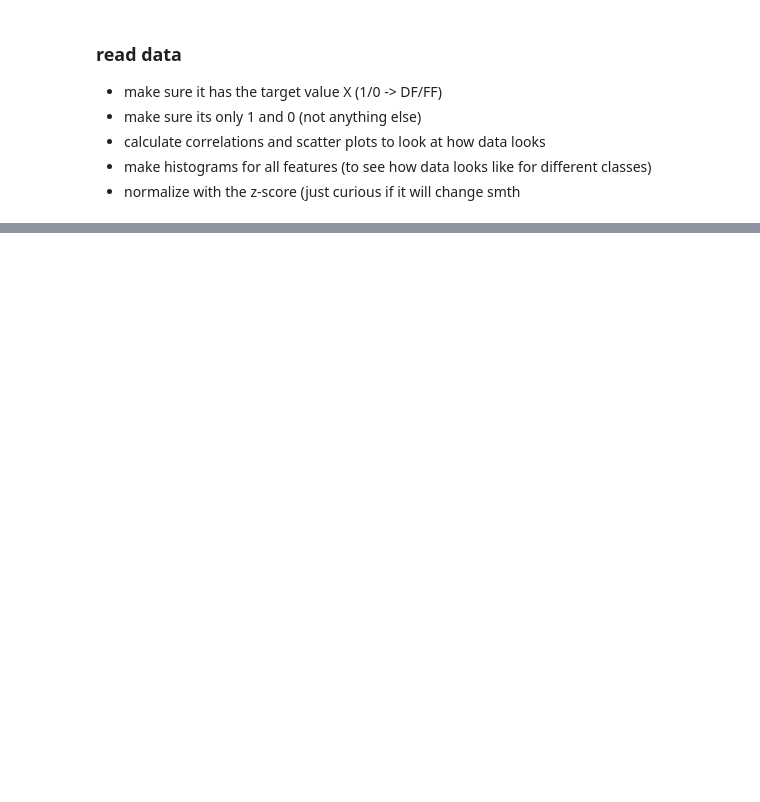
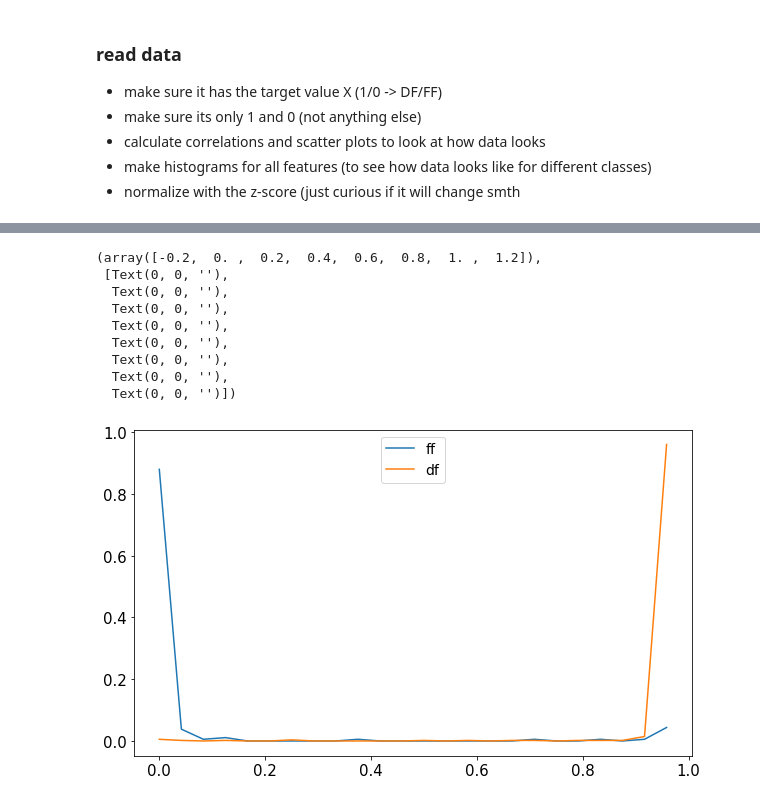
Before and after one commit to varyabazilova/alluvialfans, a Jupyter notebook: ml_model/ml1.ipynb, the cells around one changed output, grey strips where cells are left out. Cells and saved outputs as stored; diff of their text form; code cells hidden in the pictures; blank space fills up the shorter version.

Commit message:
model evaluation

```diff
--- a/ml_model/ml1.ipynb
+++ b/ml_model/ml1.ipynb
@@ -81,11 +88,11 @@ Text(0.5, 1.0, 'various parameters')
 # %%
 # z score (#!!! maybe think about not including region number here)
 
-df = df[['target', 'area_m', 'perimeter', 'glaciersum', 'mean_elevation', 'median_elevation',
-         'std_elevation', 'min_elevation', 'max_elevation', 'range_elevation',
-         'variance_elevation', 'region', 'mean_slope', 'median_slope', 'std_slope',
-         'min_slope', 'max_slope', 'range_slope',
-         'variance_slope', 'glarea_percent', 'glacier', 'x_wgs', 'y_wgs', 'M', 'Rc', 'Cc']]
+# df = df[['area_m', 'perimeter', 'glaciersum', 'mean_elevation', 'median_elevation',
+         # 'std_elevation', 'min_elevation', 'max_elevation', 'range_elevation',
+         # 'variance_elevation', 'region', 'mean_slope', 'median_slope', 'std_slope',
+         # 'min_slope', 'max_slope', 'range_slope',
+         # 'variance_slope', 'glarea_percent', 'glacier', 'x_wgs', 'y_wgs', 'M', 'Rc', 'Cc']]
 
-dfz = df.apply(zscore)
-dfz.head()
+# dfz = df.apply(zscore)
+# dfz.head()
@@ -114,12 +120,12 @@ Index(['target', 'area_m', 'perimeter', 'glaciersum', 'mean_elevation',
        'Rc', 'Cc'],
       dtype='object')
 # %%
-x_columns = [ 'area_m', 'perimeter', 'glaciersum', 'mean_elevation', 'median_elevation',
+x_columns = ['area_m', 'perimeter', 'glaciersum', 'mean_elevation', 'median_elevation',
          'std_elevation', 'min_elevation', 'max_elevation', 'range_elevation',
          'variance_elevation', 'region', 'mean_slope', 'median_slope', 'std_slope',
          'min_slope', 'max_slope', 'range_slope',
          'variance_slope', 'glarea_percent', 'glacier', 'x_wgs', 'y_wgs', 'M', 'Rc', 'Cc']
-y_column = 'target'
+y_column = ['target']
 # %%
 # ------- split data into X and y
 X = df[x_columns]
@@ -134,6 +149,6 @@ X_train, X_test, y_train, y_test = train_test_split(X, y, test_size=test_size, r
 # %%
 # 1. fit model to training data
 
-model = XGBClassifier(n_estimators=1000, depth=2)
+model = XGBClassifier(n_estimators=1000)#, depth=2)
 model.fit(X_train, y_train)
 # %% [output]
@@ -195,48 +210,52 @@ probs = probs[:,1]
 # %%
 # ------- probability distributions plot:
 
 # calculate probabilities
 # split into 2 classes
 
 debris = df[df.target.isin([1,])] # df
 flood = df[df.target.isin([0,])]  # ff
 
 # split data into X and y
 Xdebris = debris[x_columns]
 ydebris = debris[y_column]
 
 Xflood = flood[x_columns]
 yflood = flood[y_column]
 
 # debris:
 dfprobs = model.predict_proba(Xdebris)
 dfprobs = dfprobs[:,1]
 # floods:
 ffprobs = model.predict_proba(Xflood)
 ffprobs = ffprobs[:,1]
 
 
 
-# ------- histograms -------
-# normalize:
-# dfprobs = dfprobs/dfprobs.sum()
-# ffprobs = ffprobs/ffprobs.sum()
+# ------- histograms (normalized)
 
-# plot:
-# plt.hist(ffprobs, bins = np.arange(0, 1, 25))
-# plt.hist(dfprobs, bins = np.arange(0, 1, 25))
-
-fig, ax = plt.subplots()
-
-# ax.hist(ffprobs, bins=np.linspace(0,1, 25))
-# ax.hist(dfprobs,bins=np.linspace(0,1, 25))
-
-
+fig, ax = plt.subplots(figsize = (10,6))
 # normalize histogram (example)
 h, e = np.histogram(ffprobs, bins=np.linspace(0, 1, 25))
-
-ax.plot(e[:-1], h/h.sum())
+ax.plot(e[:-1], h/h.sum(), label = 'ff')
 
 hd, ed = np.histogram(dfprobs, bins=np.linspace(0, 1, 25))
-ax.plot(ed[:-1], hd/hd.sum())
+ax.plot(ed[:-1], hd/hd.sum(), label = 'df')
+
+plt.legend(fontsize = 14)
+plt.xticks(fontsize=15)
+plt.yticks(fontsize=15)
+# this "histogram" plot shows the distribution of the "predicted" probabilities per class
+# default threshold to classify things is 50%
+# %% [output]
+(array([-0.2,  0. ,  0.2,  0.4,  0.6,  0.8,  1. ,  1.2]),
+ [Text(0, 0, ''),
+  Text(0, 0, ''),
+  Text(0, 0, ''),
+  Text(0, 0, ''),
+  Text(0, 0, ''),
+  Text(0, 0, ''),
+  Text(0, 0, ''),
+  Text(0, 0, '')])
+[figure, added]
 # %%
```
Also changed, not shown: parts of 28 cells of this notebook, 1 other file.
